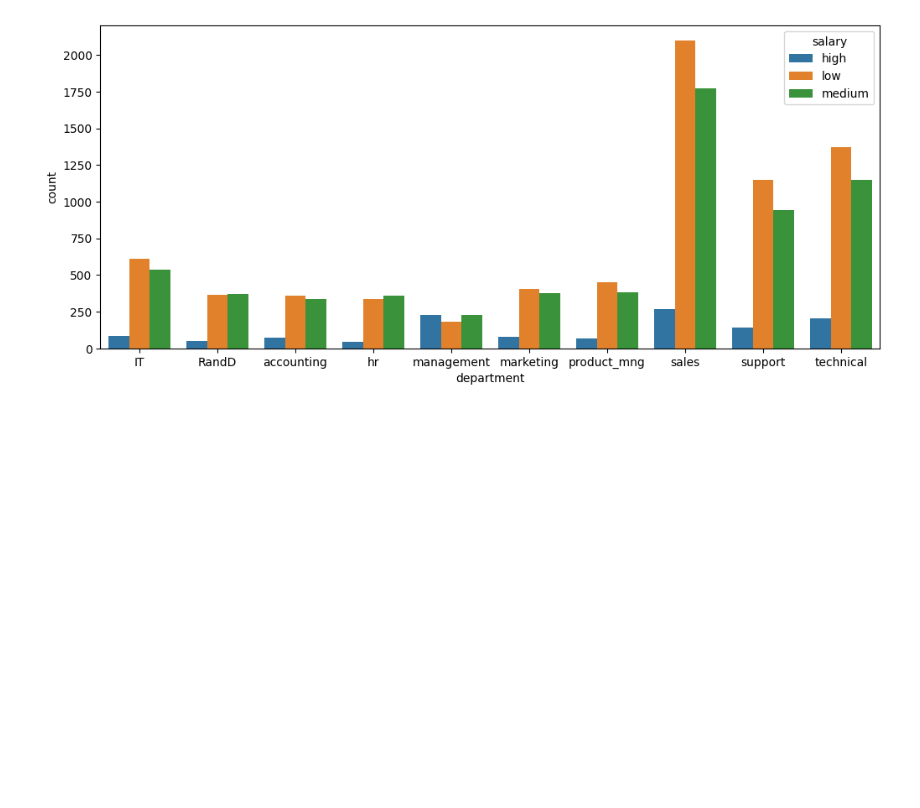
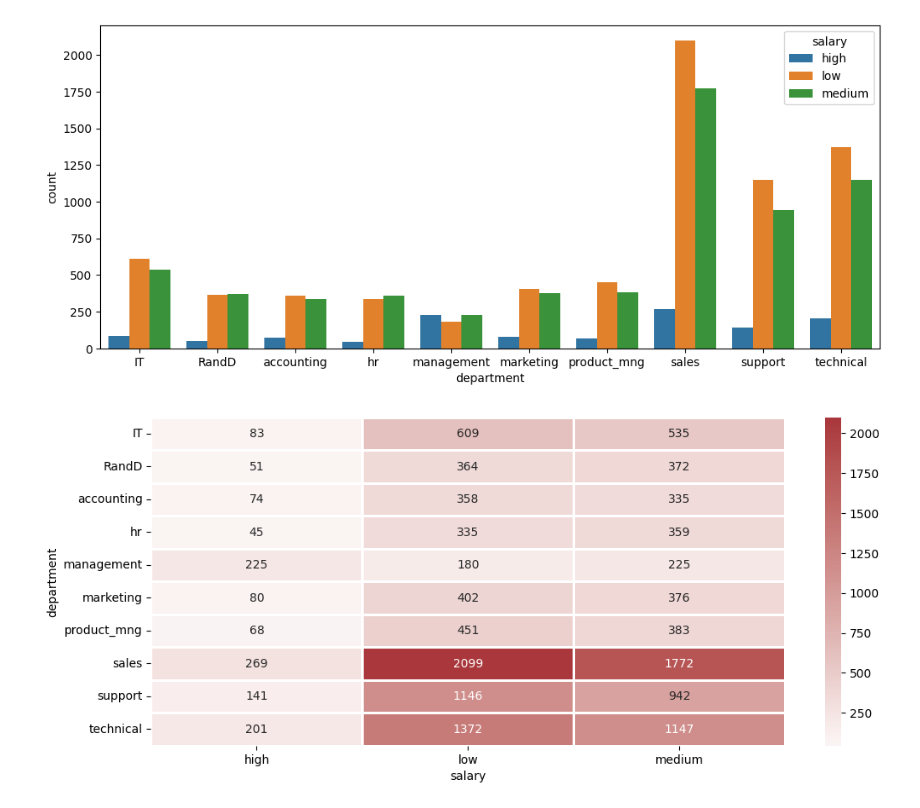
Before and after one commit to archimage-wiz/DS_PythonStat_Hw_Final, a Jupyter notebook: Hw_.ipynb, the cells around one changed output. Drawn from its saved outputs; the diff is of its cells as text; code cells hidden in the pictures; blank space fills up the shorter version.

Commit message:
Continuing (almost done, 2 tsk left)
Changes to be committed:
	modified:   Hw_.ipynb

```diff
--- a/Hw_.ipynb
+++ b/Hw_.ipynb
@@ -123,8 +125,10 @@ Name: count, dtype: int64
 # %% [markdown]
 ### Распределение сотрудников по зарплатам в каждом департаменте
 # %%
-ee = lambda x:x
-df_piv = pd.pivot_table(df, index=['department', 'salary'], values='left', aggfunc='count').rename(columns={"left":"count"})
+# df.groupby(['department', 'salary']).count()
+
+df_piv = pd.pivot_table(df, index=['department', 'salary'], values='left', aggfunc='count').rename(
+    columns={"left": "count"})
 df_piv
 # %% [output]
 |  |  | count |
@@ -151,3 +155,16 @@ sns.barplot(data=df_piv, x='department', y='count', hue='salary')
 plt.show()
 # %% [output]
 [figure]
+# %%
+df_piv2 = pd.pivot_table(df_piv, index='department', columns='salary', values='count')
+
+plt.figure(figsize=(12, 5))
+sns.heatmap(df_piv2,
+
+            center=0,
+            fmt='0.0f',
+            linewidths=1,
+            cmap="vlag", annot=True)
+plt.show()
+# %% [output]
+[figure, added]
```
Also changed, not shown: parts of 19 cells of this notebook.
